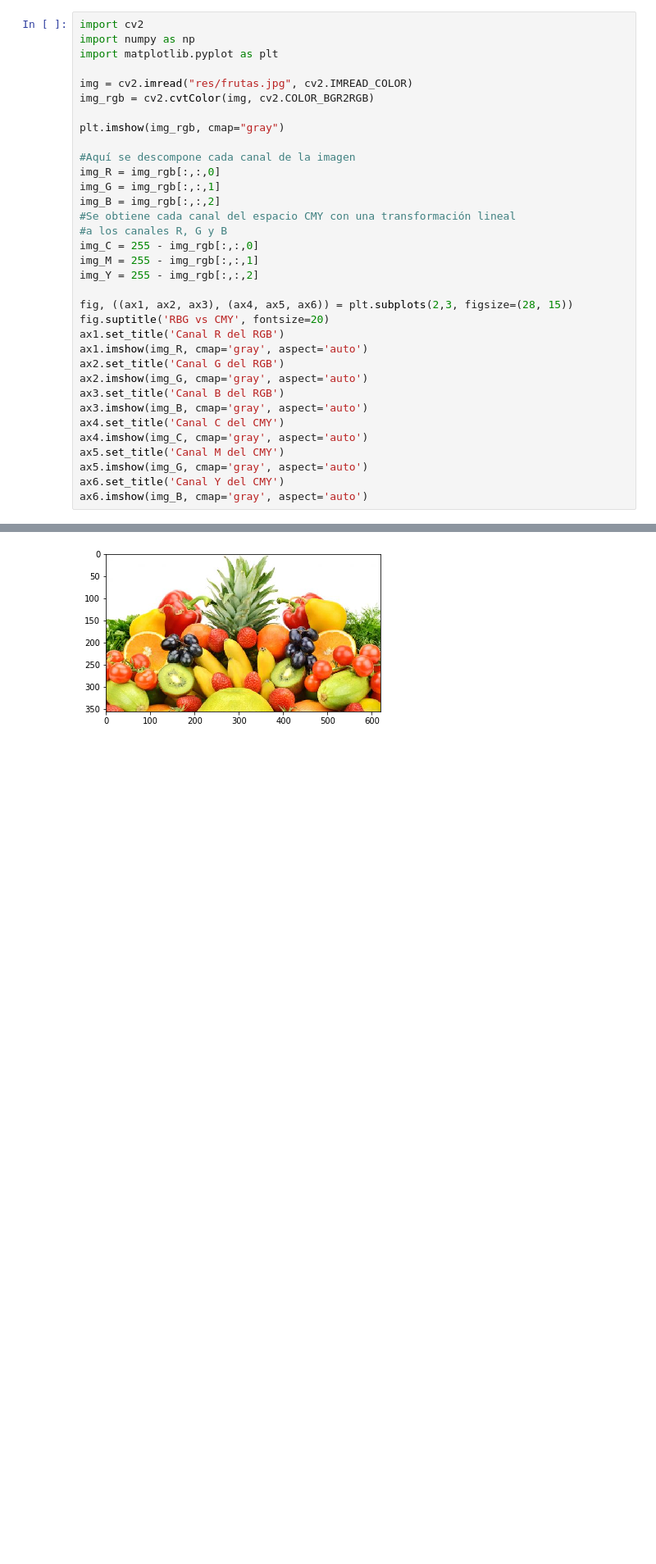
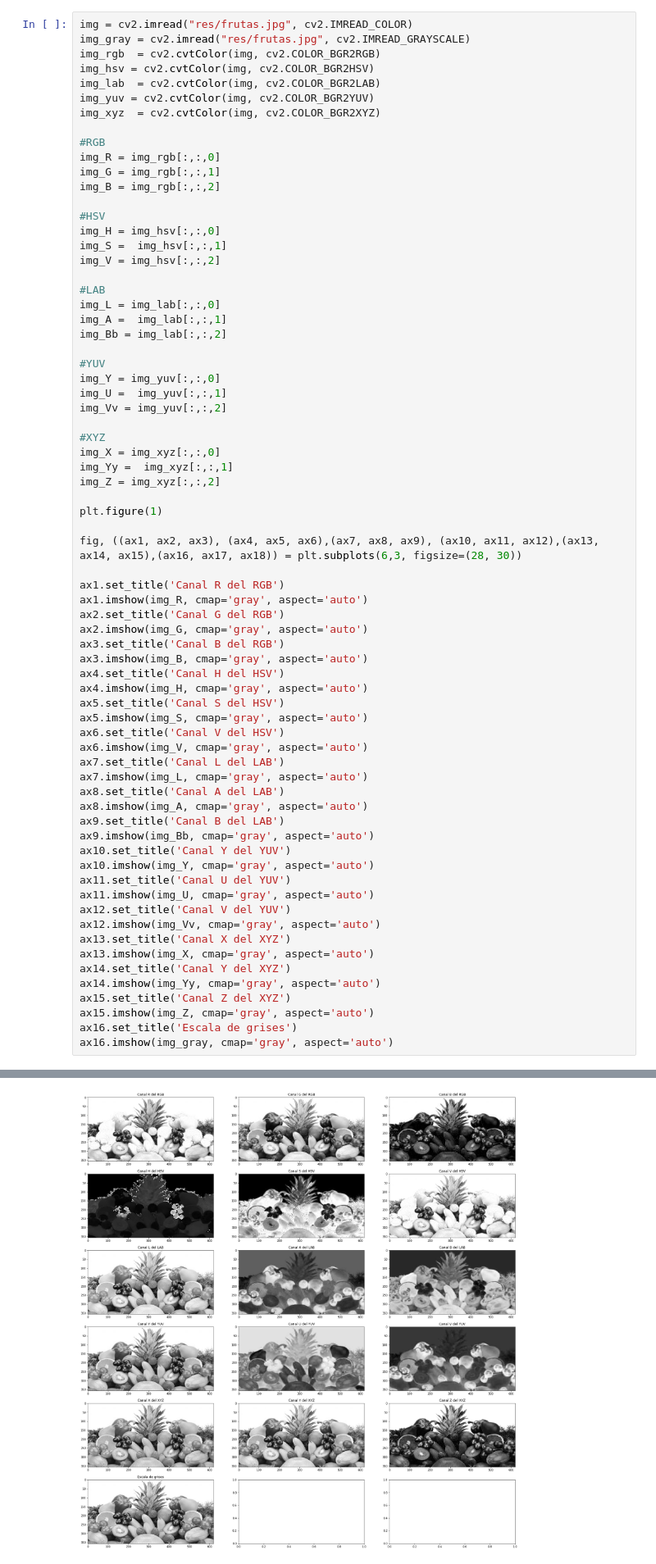
Before and after one commit to josedavidrestrepo/vision-artificial, a Jupyter notebook: semana-3/Actividades/Actividades Semana 3.ipynb, the cells around one changed output, grey strips where cells are left out. Shown at 82% size. Drawn from its saved outputs; the diff is of its cells as text; blank space fills up the shorter version.

```diff
--- a/semana-3/Actividades/Actividades Semana 3.ipynb
+++ b/semana-3/Actividades/Actividades Semana 3.ipynb
@@ -43,38 +54,74 @@ Algunos problemas de visión artificial, suelen abordarse mediante el estudio de
 
 <br><b>Recuerde colocar título y subtitulos a las figuras.</b></br>
 # %%
-import cv2
-import numpy as np
-import matplotlib.pyplot as plt
+img = cv2.imread("res/frutas.jpg", cv2.IMREAD_COLOR)
+img_gray = cv2.imread("res/frutas.jpg", cv2.IMREAD_GRAYSCALE)
+img_rgb  = cv2.cvtColor(img, cv2.COLOR_BGR2RGB)
+img_hsv = cv2.cvtColor(img, cv2.COLOR_BGR2HSV)
+img_lab  = cv2.cvtColor(img, cv2.COLOR_BGR2LAB)
+img_yuv = cv2.cvtColor(img, cv2.COLOR_BGR2YUV)
+img_xyz  = cv2.cvtColor(img, cv2.COLOR_BGR2XYZ)
 
-img = cv2.imread("res/frutas.jpg", cv2.IMREAD_COLOR)
-img_rgb = cv2.cvtColor(img, cv2.COLOR_BGR2RGB)
-
-plt.imshow(img_rgb, cmap="gray")
-
-#Aquí se descompone cada canal de la imagen
+#RGB
 img_R = img_rgb[:,:,0]
 img_G = img_rgb[:,:,1]
 img_B = img_rgb[:,:,2]
-#Se obtiene cada canal del espacio CMY con una transformación lineal
-#a los canales R, G y B
-img_C = 255 - img_rgb[:,:,0]
-img_M = 255 - img_rgb[:,:,1]
-img_Y = 255 - img_rgb[:,:,2]
 
-fig, ((ax1, ax2, ax3), (ax4, ax5, ax6)) = plt.subplots(2,3, figsize=(28, 15))
-fig.suptitle('RBG vs CMY', fontsize=20)
+#HSV
+img_H = img_hsv[:,:,0]
+img_S =  img_hsv[:,:,1]
+img_V = img_hsv[:,:,2]
+
+#LAB
+img_L = img_lab[:,:,0]
+img_A =  img_lab[:,:,1]
+img_Bb = img_lab[:,:,2]
+
+#YUV
+img_Y = img_yuv[:,:,0]
+img_U =  img_yuv[:,:,1]
+img_Vv = img_yuv[:,:,2]
+
+#XYZ
+img_X = img_xyz[:,:,0]
+img_Yy =  img_xyz[:,:,1]
+img_Z = img_xyz[:,:,2]
+
+plt.figure(1)
+
+fig, ((ax1, ax2, ax3), (ax4, ax5, ax6),(ax7, ax8, ax9), (ax10, ax11, ax12),(ax13, ax14, ax15),(ax16, ax17, ax18)) = plt.subplots(6,3, figsize=(28, 30))
+
 ax1.set_title('Canal R del RGB')
 ax1.imshow(img_R, cmap='gray', aspect='auto')
 ax2.set_title('Canal G del RGB')
 ax2.imshow(img_G, cmap='gray', aspect='auto')
 ax3.set_title('Canal B del RGB')
 ax3.imshow(img_B, cmap='gray', aspect='auto')
-ax4.set_title('Canal C del CMY')
-ax4.imshow(img_C, cmap='gray', aspect='auto')
-ax5.set_title('Canal M del CMY')
-ax5.imshow(img_G, cmap='gray', aspect='auto')
-ax6.set_title('Canal Y del CMY')
-ax6.imshow(img_B, cmap='gray', aspect='auto')
+ax4.set_title('Canal H del HSV')
+ax4.imshow(img_H, cmap='gray', aspect='auto')
+ax5.set_title('Canal S del HSV')
+ax5.imshow(img_S, cmap='gray', aspect='auto')
+ax6.set_title('Canal V del HSV')
+ax6.imshow(img_V, cmap='gray', aspect='auto')
+ax7.set_title('Canal L del LAB')
+ax7.imshow(img_L, cmap='gray', aspect='auto')
+ax8.set_title('Canal A del LAB')
+ax8.imshow(img_A, cmap='gray', aspect='auto')
+ax9.set_title('Canal B del LAB')
+ax9.imshow(img_Bb, cmap='gray', aspect='auto')
+ax10.set_title('Canal Y del YUV')
+ax10.imshow(img_Y, cmap='gray', aspect='auto')
+ax11.set_title('Canal U del YUV')
+ax11.imshow(img_U, cmap='gray', aspect='auto')
+ax12.set_title('Canal V del YUV')
+ax12.imshow(img_Vv, cmap='gray', aspect='auto')
+ax13.set_title('Canal X del XYZ')
+ax13.imshow(img_X, cmap='gray', aspect='auto')
+ax14.set_title('Canal Y del XYZ')
+ax14.imshow(img_Yy, cmap='gray', aspect='auto')
+ax15.set_title('Canal Z del XYZ')
+ax15.imshow(img_Z, cmap='gray', aspect='auto')
+ax16.set_title('Escala de grises')
+ax16.imshow(img_gray, cmap='gray', aspect='auto')
 # %% [output]
 <matplotlib.image.AxesImage at 0x...>
@@ -81 +129 @@ ax6.imshow(img_B, cmap='gray', aspect='auto')
-[figure, old version]
+[figure, new version]
```
Also changed, not shown: parts of 10 cells of this notebook, 3 other files.
